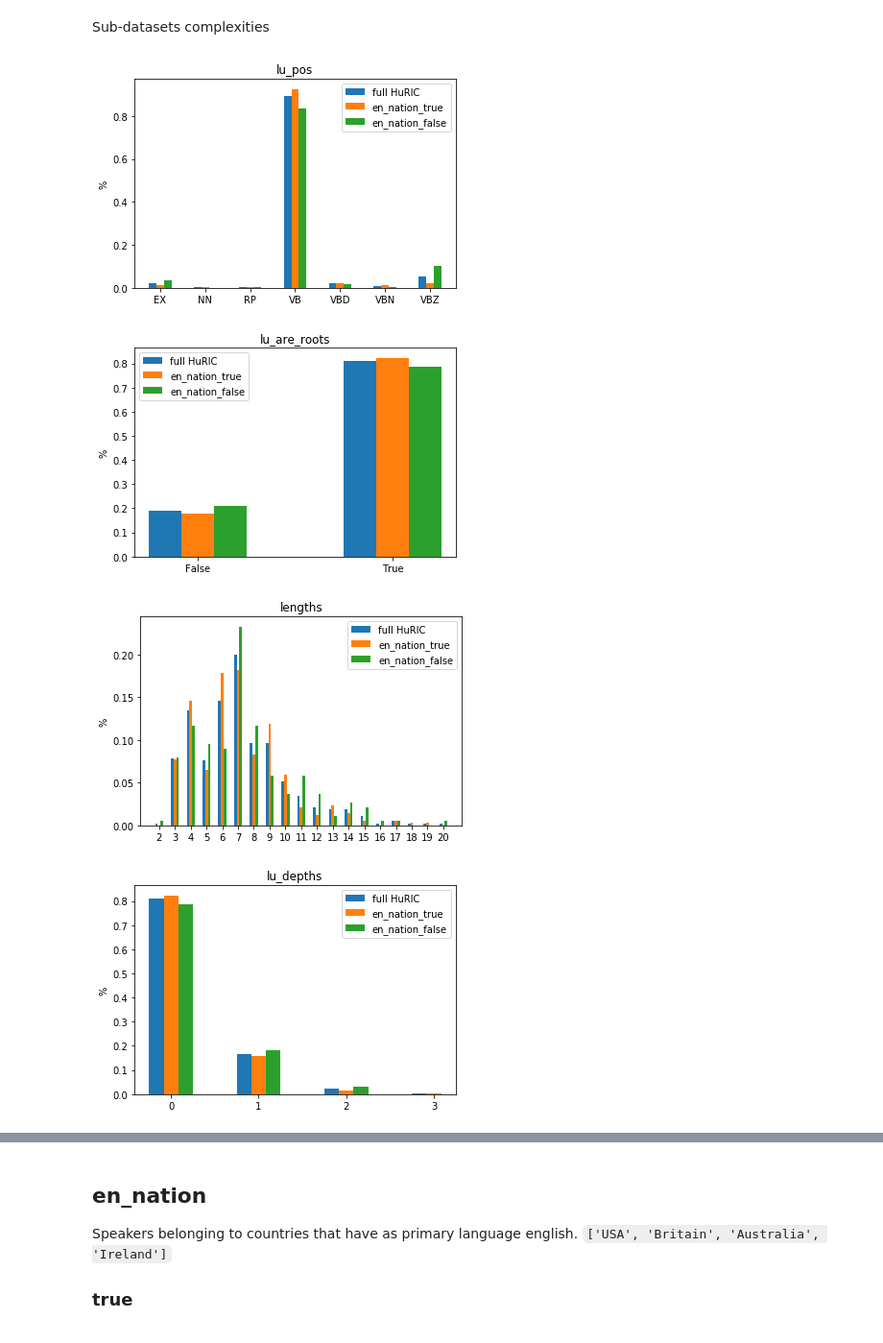
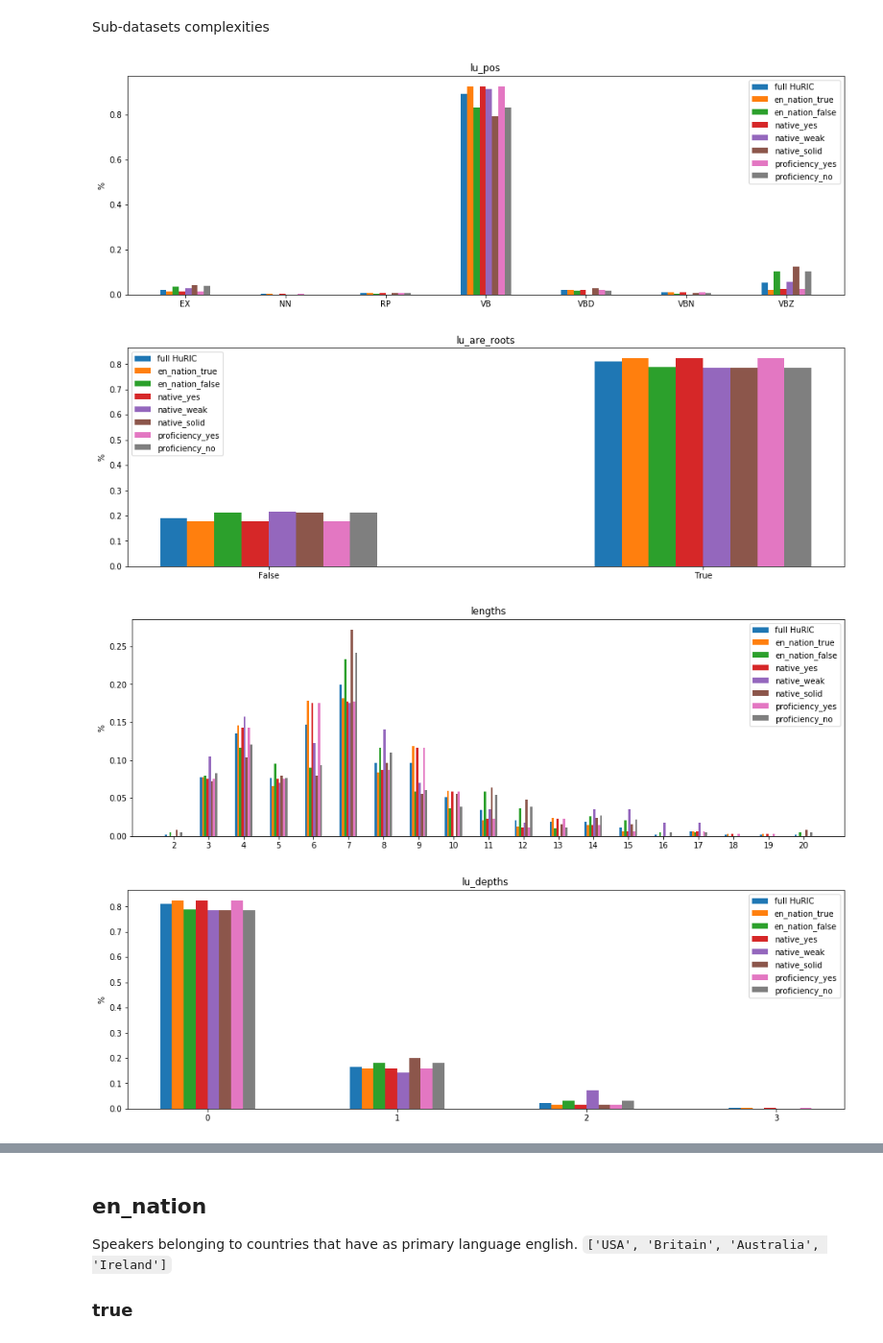
Before and after one commit to kmi-robots/hri-huric-rnn, a Jupyter notebook: notebooks/language_split.ipynb, the cells around one changed output, grey strips where cells are left out. Shown at 96% size. Saved outputs shown, nothing was run; the diff lists cells and outputs as text; code cells hidden in the pictures.

Commit message:
plotting all the different splits

```diff
--- a/notebooks/language_split.ipynb
+++ b/notebooks/language_split.ipynb
@@ -33,13 +33,32 @@ BASE_XML_LOCATION = '../data/huric_eb/'
 FULL_DATASET_LOCATION = BASE_XML_LOCATION + 'modern/source'
 EN_NATION_TRUE_DATASET_LOCATION = BASE_XML_LOCATION + 'speakers_split/' + EN_NATION_TRUE + '/source'
 EN_NATION_FALSE_DATASET_LOCATION = BASE_XML_LOCATION + 'speakers_split/' + EN_NATION_FALSE + '/source'
+NATIVE_YES_DATASET_LOCATION = BASE_XML_LOCATION + 'speakers_split/' + NATIVE_YES + '/source'
+NATIVE_WEAK_DATASET_LOCATION = BASE_XML_LOCATION + 'speakers_split/' + NATIVE_WEAK + '/source'
+NATIVE_SOLID_DATASET_LOCATION = BASE_XML_LOCATION + 'speakers_split/' + NATIVE_SOLID + '/source'
+PROFICIENCY_YES_DATASET_LOCATION = BASE_XML_LOCATION + 'speakers_split/' + PROFICIENCY_YES + '/source'
+PROFICIENCY_NO_DATASET_LOCATION = BASE_XML_LOCATION + 'speakers_split/' + PROFICIENCY_NO + '/source'
 full_stats = utils.get_corpus_complexity_statistics(FULL_DATASET_LOCATION)
 en_true_stats = utils.get_corpus_complexity_statistics(EN_NATION_TRUE_DATASET_LOCATION)
 en_false_stats = utils.get_corpus_complexity_statistics(EN_NATION_FALSE_DATASET_LOCATION)
+native_yes_stats = utils.get_corpus_complexity_statistics(NATIVE_YES_DATASET_LOCATION)
+native_weak_stats = utils.get_corpus_complexity_statistics(NATIVE_WEAK_DATASET_LOCATION)
+native_solid_stats = utils.get_corpus_complexity_statistics(NATIVE_SOLID_DATASET_LOCATION)
+proficiency_yes_stats = utils.get_corpus_complexity_statistics(PROFICIENCY_YES_DATASET_LOCATION)
+proficiency_no_stats = utils.get_corpus_complexity_statistics(PROFICIENCY_NO_DATASET_LOCATION)
 # %%
-utils.plot_measures({'full HuRIC': full_stats, 'en_nation_true': en_true_stats, 'en_nation_false': en_false_stats})
+utils.plot_measures({
+    'full HuRIC': full_stats,
+    'en_nation_true': en_true_stats,
+    'en_nation_false': en_false_stats,
+    'native_yes': native_yes_stats,
+    'native_weak': native_weak_stats,
+    'native_solid': native_solid_stats,
+    'proficiency_yes': proficiency_yes_stats,
+    'proficiency_no': proficiency_no_stats
+})
 # %% [output]
-[figure, old version]
+[figure, new version]
-[figure, old version]
+[figure, new version]
-[figure, old version]
+[figure, new version]
-[figure, old version]
+[figure, new version]
```
Also changed, not shown: parts of 1 cell of this notebook.
